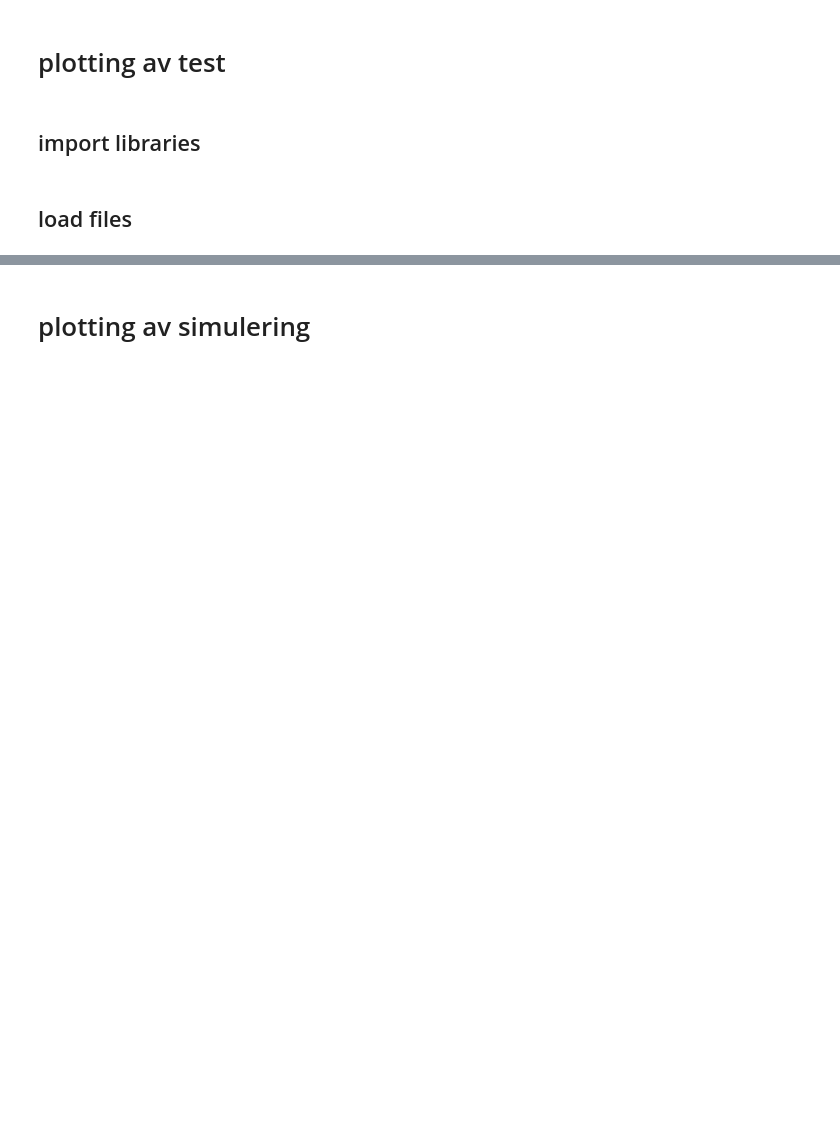
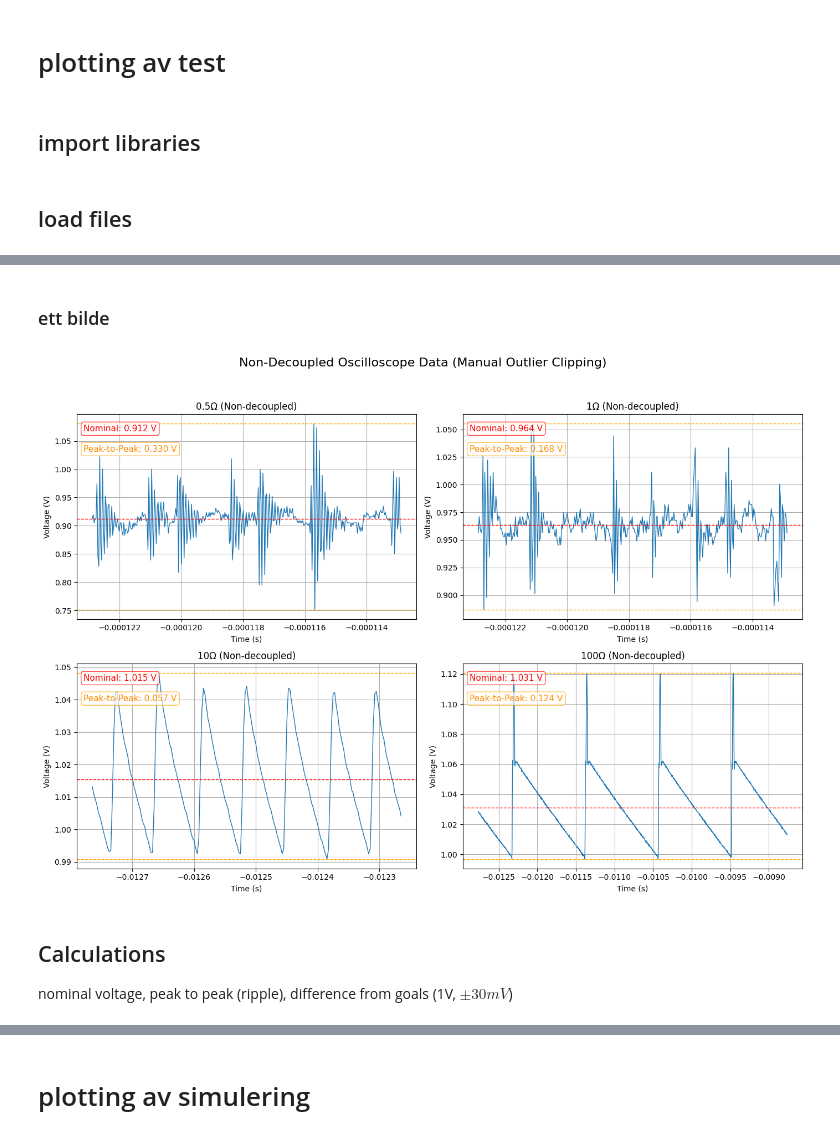
Before and after one commit to Aslakoi/Dataplotting, a Jupyter notebook: plotting.ipynb, the cells around one changed output, grey strips where cells are left out. Saved outputs shown, nothing was run; the diff lists cells and outputs as text; code cells hidden in the pictures; blank space fills up the shorter version.

```diff
--- a/plotting.ipynb
+++ b/plotting.ipynb
@@ -107,0 +152,77 @@ Peak-to-peak voltage: 0.050 V
+# %% [markdown]
+### ett bilde
+# %%
+
+# --- Manual spike-removal helper ---
+def clip_outliers_fixed_bounds(series, nominal, threshold):
+    return series[(series >= nominal - threshold) & (series <= nominal + threshold)]
+
+# --- Plot 4 datasets with custom zooms and fixed clipping for 10Ω and 1Ω ---
+
+fig, axs = plt.subplots(2, 2, figsize=(14, 10))
+axs = axs.flatten()
+
+# Map labels, data, time window, and optional clip thresholds
+datasets = {
+    '0.5Ω': (data_point_five, 1e-5, None),
+    '1Ω':   (data_one,        1e-5, 0.100),  # ±100 mV
+    '10Ω':  (data_ten,       5e-4, 0.035),  # ±35 mV
+    '100Ω': (data_hundered,  4e-3, None)
+}
+
+# Plot each
+for i, (label, (data, time_window, clip_threshold)) in enumerate(datasets.items()):
+    ax = axs[i]
+
+    # Zoom mask
+    t_start = data['Time'].min()
+    t_end = t_start + time_window
+    mask = (data['Time'] >= t_start) & (data['Time'] <= t_end)
+
+    time_zoom = data['Time'][mask]
+    voltage_zoom = data['Voltage'][mask]
+
+    # First get nominal from full zoomed data
+    nominal = voltage_zoom.mean()
+
+    # If clipping threshold defined, remove outliers
+    if clip_threshold is not None:
+        voltage_zoom = clip_outliers_fixed_bounds(voltage_zoom, nominal, clip_threshold)
+        time_zoom = time_zoom[voltage_zoom.index]  # align time to cleaned voltage
+        nominal = voltage_zoom.mean()  # recalculate nominal after cleaning
+
+    ptp = voltage_zoom.max() - voltage_zoom.min()
+    upper_ripple = voltage_zoom.max()
+    lower_ripple = voltage_zoom.min()
+
+    # Plot waveform
+    ax.plot(time_zoom, voltage_zoom, lw=1)
+
+    # Nominal and ripple bounds
+    ax.axhline(nominal, color='red', linestyle='--', linewidth=1)
+    ax.axhline(upper_ripple, color='orange', linestyle='--', linewidth=1)
+    ax.axhline(lower_ripple, color='orange', linestyle='--', linewidth=1)
+
+    # Labels and title
+    ax.set_title(f'{label} (Non-decoupled)')
+    ax.set_xlabel('Time (s)')
+    ax.set_ylabel('Voltage (V)')
+    ax.grid(True)
+
+    # Stats text boxes
+    ax.text(0.02, 0.95, f"Nominal: {nominal:.3f} V", transform=ax.transAxes,
+            fontsize=11, verticalalignment='top', color='red',
+            bbox=dict(boxstyle='round', facecolor='white', alpha=0.7, edgecolor='red'))
+
+    ax.text(0.02, 0.85, f"Peak-to-Peak: {ptp:.3f} V", transform=ax.transAxes,
+            fontsize=11, verticalalignment='top', color='darkorange',
+            bbox=dict(boxstyle='round', facecolor='white', alpha=0.7, edgecolor='orange'))
+
+plt.suptitle('Non-Decoupled Oscilloscope Data (Manual Outlier Clipping)', fontsize=16)
+plt.tight_layout(rect=[0, 0, 1, 0.95])
+plt.show()
+# %% [output]
+[figure, added]
+# %% [markdown]
+## Calculations
+nominal voltage, peak to peak (ripple), difference from goals (1V, $\pm 30mV$)
```
Also changed, not shown: parts of 4 cells of this notebook.
